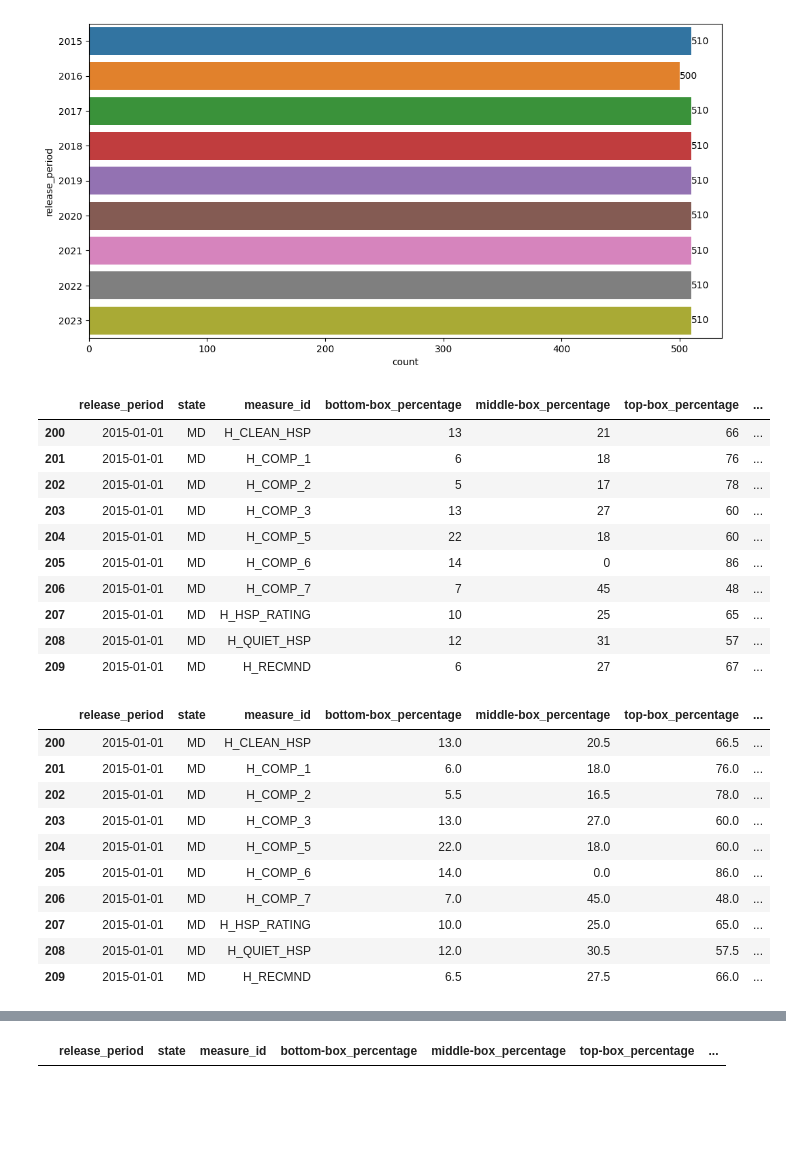
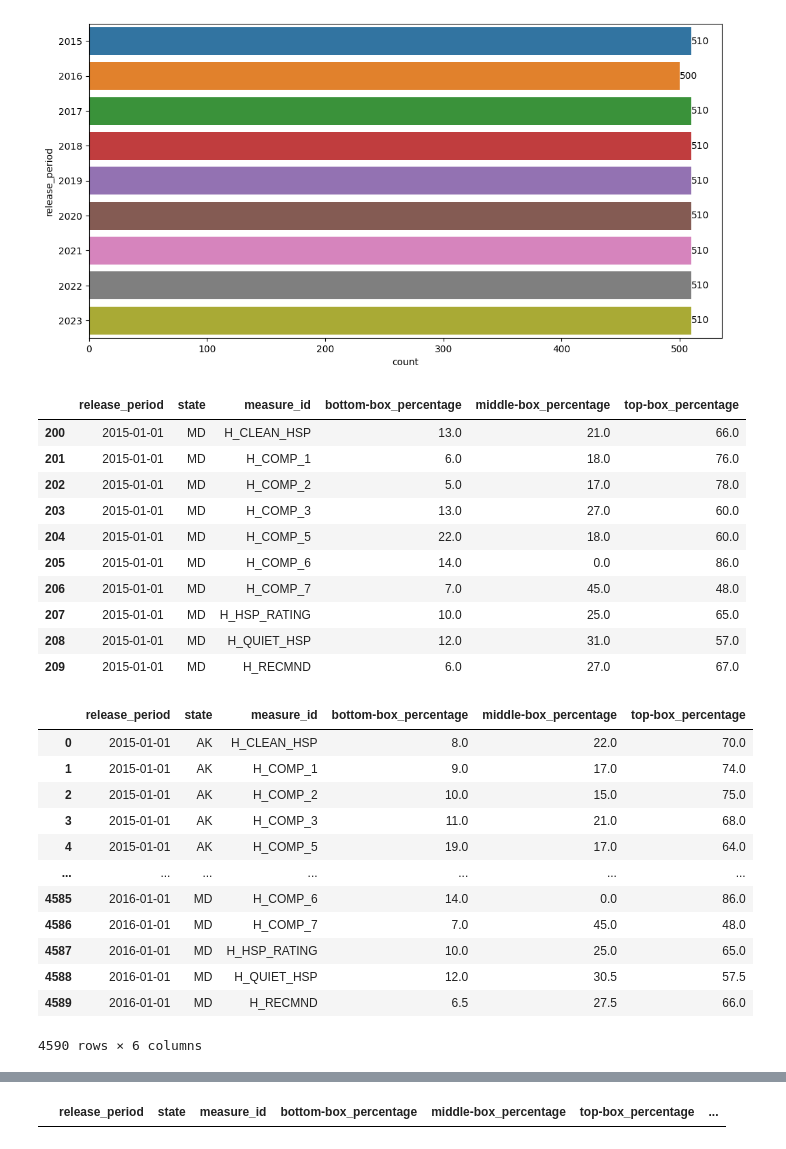
Before and after one commit to andyguo0228/maven_healthcare, a Jupyter notebook: maven_healthcare.ipynb, the cells around one changed output, grey strips where cells are left out. Saved outputs shown, nothing was run; the diff lists cells and outputs as text; code cells hidden in the pictures; blank space fills up the shorter version.

Commit message:
interpolate missing data

```diff
--- a/maven_healthcare.ipynb
+++ b/maven_healthcare.ipynb
@@ -86,6 +118,6 @@ Text(0.5, 1.0, 'Average National Scores')
 state_results = dataframes['state_results']
 state_results['Release Period'] = pd.to_datetime(state_results['Release Period'].str.lstrip('07_'))
 state_results.columns = state_results.columns.str.lower().str.replace(' ', '_')
-state_results['nps'] = state_results['top-box_percentage'] - state_results['bottom-box_percentage']
+# state_results['nps'] = state_results['top-box_percentage'] - state_results['bottom-box_percentage']
 state_results.head()
 # %% [output]
@@ -105,38 +132,44 @@ plt.show()
 # %% [output]
 [figure]
 # %%
-state_results[(state_results.state == 'MD') & (state_results.release_period == '2015-01-01')]
+dfx[(dfx.state == 'MD') & (dfx.release_period == '2015-01-01')]
 # %% [output]
-|  | release_period | state | measure_id | bottom-box_percentage | middle-box_percentage | top-box_percentage | ... |
-| 200 | 2015-01-01 | MD | H_CLEAN_HSP | 13 | 21 | 66 | ... |
-| 201 | 2015-01-01 | MD | H_COMP_1 | 6 | 18 | 76 | ... |
-| 202 | 2015-01-01 | MD | H_COMP_2 | 5 | 17 | 78 | ... |
-| 203 | 2015-01-01 | MD | H_COMP_3 | 13 | 27 | 60 | ... |
-| 204 | 2015-01-01 | MD | H_COMP_5 | 22 | 18 | 60 | ... |
-| 205 | 2015-01-01 | MD | H_COMP_6 | 14 | 0 | 86 | ... |
-| 206 | 2015-01-01 | MD | H_COMP_7 | 7 | 45 | 48 | ... |
-| 207 | 2015-01-01 | MD | H_HSP_RATING | 10 | 25 | 65 | ... |
-| 208 | 2015-01-01 | MD | H_QUIET_HSP | 12 | 31 | 57 | ... |
-| 209 | 2015-01-01 | MD | H_RECMND | 6 | 27 | 67 | ... |
+|  | release_period | state | measure_id | bottom-box_percentage | middle-box_percentage | top-box_percentage |
+| 200 | 2015-01-01 | MD | H_CLEAN_HSP | 13.0 | 21.0 | 66.0 |
+| 201 | 2015-01-01 | MD | H_COMP_1 | 6.0 | 18.0 | 76.0 |
+| 202 | 2015-01-01 | MD | H_COMP_2 | 5.0 | 17.0 | 78.0 |
+| 203 | 2015-01-01 | MD | H_COMP_3 | 13.0 | 27.0 | 60.0 |
+| 204 | 2015-01-01 | MD | H_COMP_5 | 22.0 | 18.0 | 60.0 |
+| 205 | 2015-01-01 | MD | H_COMP_6 | 14.0 | 0.0 | 86.0 |
+| 206 | 2015-01-01 | MD | H_COMP_7 | 7.0 | 45.0 | 48.0 |
+| 207 | 2015-01-01 | MD | H_HSP_RATING | 10.0 | 25.0 | 65.0 |
+| 208 | 2015-01-01 | MD | H_QUIET_HSP | 12.0 | 31.0 | 57.0 |
+| 209 | 2015-01-01 | MD | H_RECMND | 6.0 | 27.0 | 67.0 |
 # %%
+from pandas.tseries.offsets import DateOffset
 df = state_results.copy()
 md_2015 = df[(df.state == 'MD') & (df.release_period == '2015-01-01')]
 md_2017 = df[(df.state == 'MD') & (df.release_period == '2017-01-01')]
 
 md_inter = md_2015.copy()
 for col in ['bottom-box_percentage', 'middle-box_percentage', 'top-box_percentage']:
     md_inter[col] = (md_2015[col].values + md_2017[col].values) / 2
 
-md_inter['release_period'] = '2016'
+# md_inter['release_period'] = '2016-01-01'
+md_inter['release_period'] = md_inter['release_period'] + DateOffset(years=1)
+dfx = pd.concat([state_results, md_inter], ignore_index=True)
+dfx
 # %% [output]
-|  | release_period | state | measure_id | bottom-box_percentage | middle-box_percentage | top-box_percentage | ... |
-| 200 | 2015-01-01 | MD | H_CLEAN_HSP | 13.0 | 20.5 | 66.5 | ... |
-| 201 | 2015-01-01 | MD | H_COMP_1 | 6.0 | 18.0 | 76.0 | ... |
-| 202 | 2015-01-01 | MD | H_COMP_2 | 5.5 | 16.5 | 78.0 | ... |
-| 203 | 2015-01-01 | MD | H_COMP_3 | 13.0 | 27.0 | 60.0 | ... |
-| 204 | 2015-01-01 | MD | H_COMP_5 | 22.0 | 18.0 | 60.0 | ... |
-| 205 | 2015-01-01 | MD | H_COMP_6 | 14.0 | 0.0 | 86.0 | ... |
-| 206 | 2015-01-01 | MD | H_COMP_7 | 7.0 | 45.0 | 48.0 | ... |
-| 207 | 2015-01-01 | MD | H_HSP_RATING | 10.0 | 25.0 | 65.0 | ... |
-| 208 | 2015-01-01 | MD | H_QUIET_HSP | 12.0 | 30.5 | 57.5 | ... |
-| 209 | 2015-01-01 | MD | H_RECMND | 6.5 | 27.5 | 66.0 | ... |
+|  | release_period | state | measure_id | bottom-box_percentage | middle-box_percentage | top-box_percentage |
+| 0 | 2015-01-01 | AK | H_CLEAN_HSP | 8.0 | 22.0 | 70.0 |
+| 1 | 2015-01-01 | AK | H_COMP_1 | 9.0 | 17.0 | 74.0 |
+| 2 | 2015-01-01 | AK | H_COMP_2 | 10.0 | 15.0 | 75.0 |
+| 3 | 2015-01-01 | AK | H_COMP_3 | 11.0 | 21.0 | 68.0 |
+| 4 | 2015-01-01 | AK | H_COMP_5 | 19.0 | 17.0 | 64.0 |
+| ... | ... | ... | ... | ... | ... | ... |
+| 4585 | 2016-01-01 | MD | H_COMP_6 | 14.0 | 0.0 | 86.0 |
+| 4586 | 2016-01-01 | MD | H_COMP_7 | 7.0 | 45.0 | 48.0 |
+| 4587 | 2016-01-01 | MD | H_HSP_RATING | 10.0 | 25.0 | 65.0 |
+| 4588 | 2016-01-01 | MD | H_QUIET_HSP | 12.0 | 30.5 | 57.5 |
+| 4589 | 2016-01-01 | MD | H_RECMND | 6.5 | 27.5 | 66.0 |
+4590 rows × 6 columns
```
Also changed, not shown: parts of 5 cells of this notebook.
